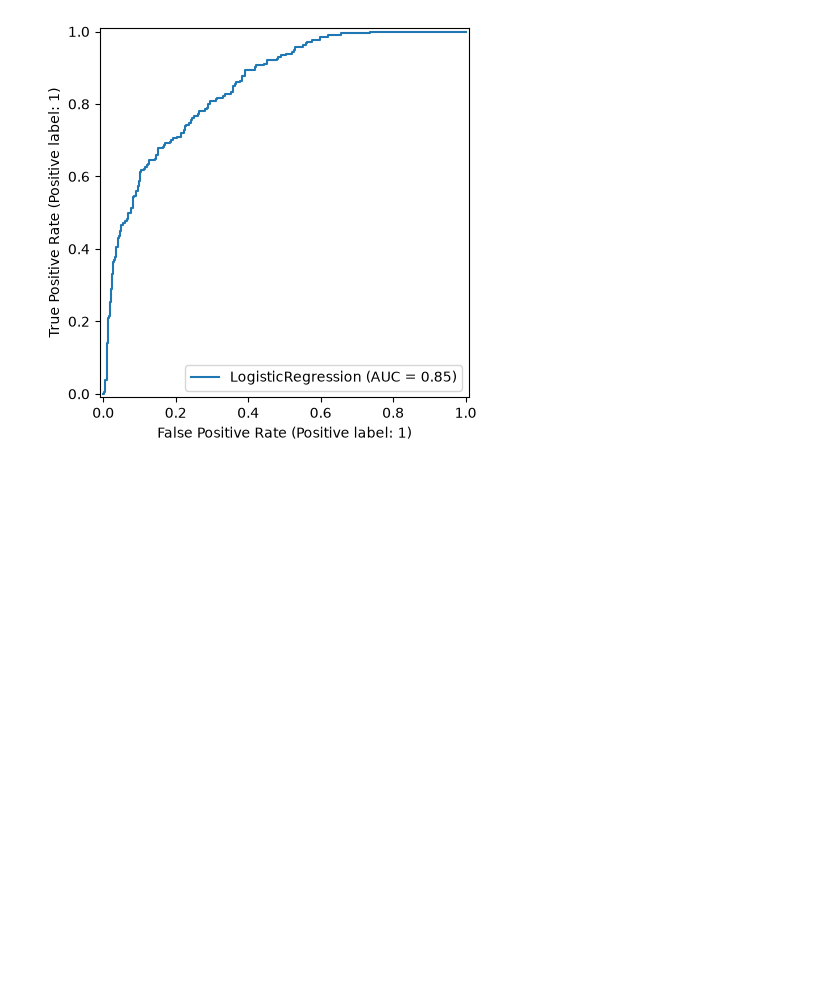
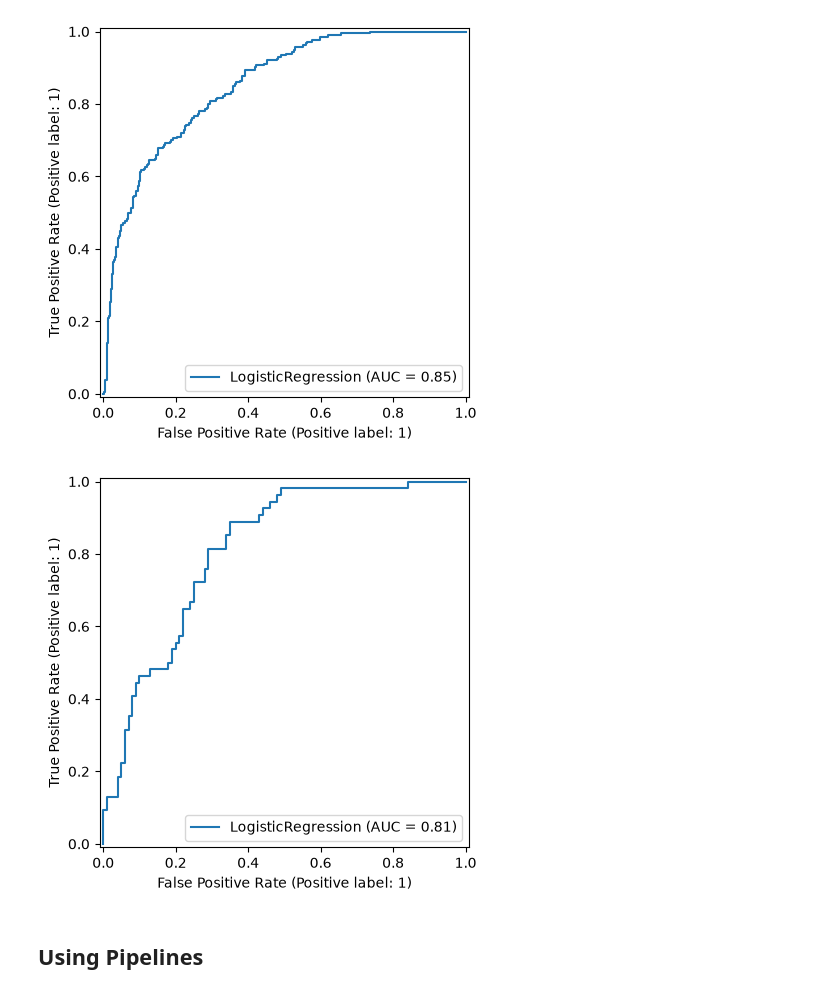
Before and after one commit to abdulazeemsodimu/diabetes_prediction, a Jupyter notebook: notebooks/modelling.ipynb, the cells around one changed output. Cells and saved outputs as stored; diff of their text form; code cells hidden in the pictures; blank space fills up the shorter version.

```diff
--- a/notebooks/modelling.ipynb
+++ b/notebooks/modelling.ipynb
@@ -148,2 +148,3 @@ The outliers do not appear to be too far from the upper fence. Considering inves
 # %%
 col = X_train_.columns.tolist()
+col.remove('Insulin')
@@ -243,3 +223,9 @@ np.float64(0.7011074197120709)
 RocCurveDisplay.from_estimator(clf, X_train_scaled, y_train);
 # %% [output]
 [figure]
+# %%
+RocCurveDisplay.from_estimator(clf, X_test_scaled, y_test);
+# %% [output]
+[figure, added]
+# %% [markdown]
+## Using Pipelines
```
Also changed, not shown: parts of 20 cells of this notebook.
